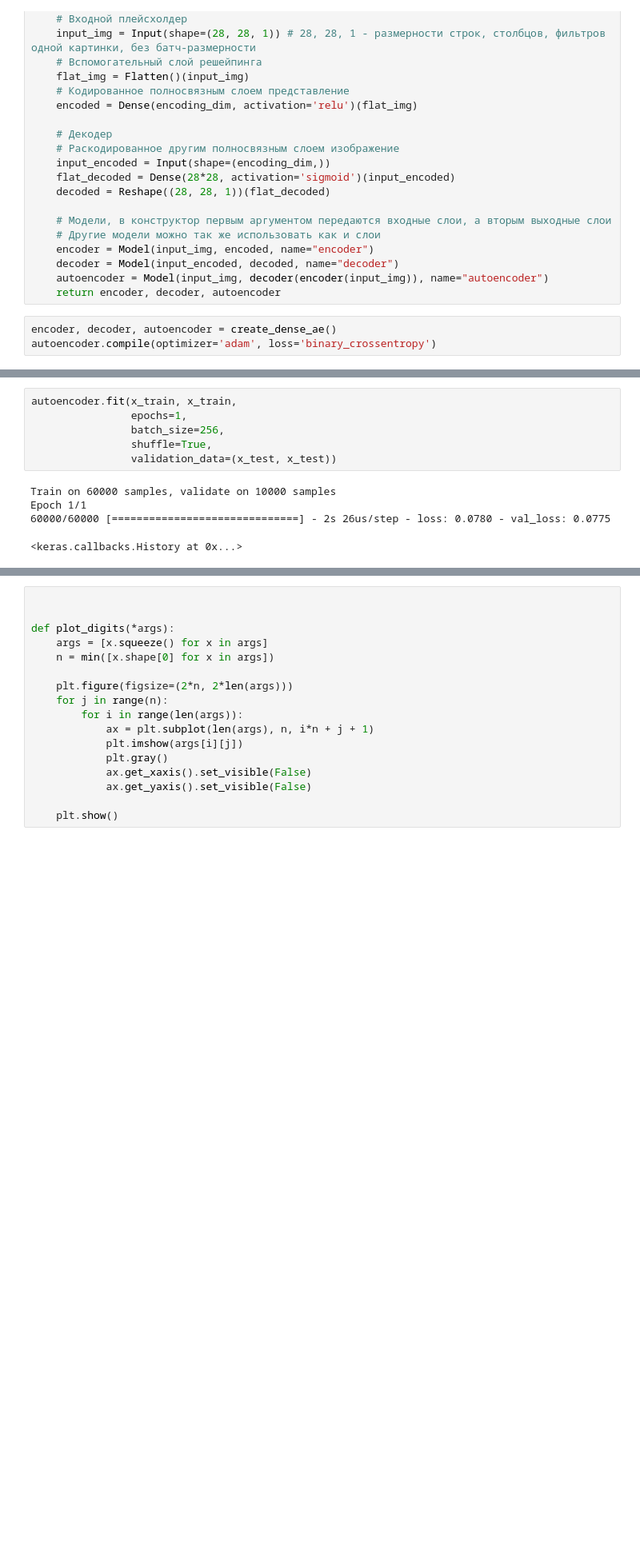
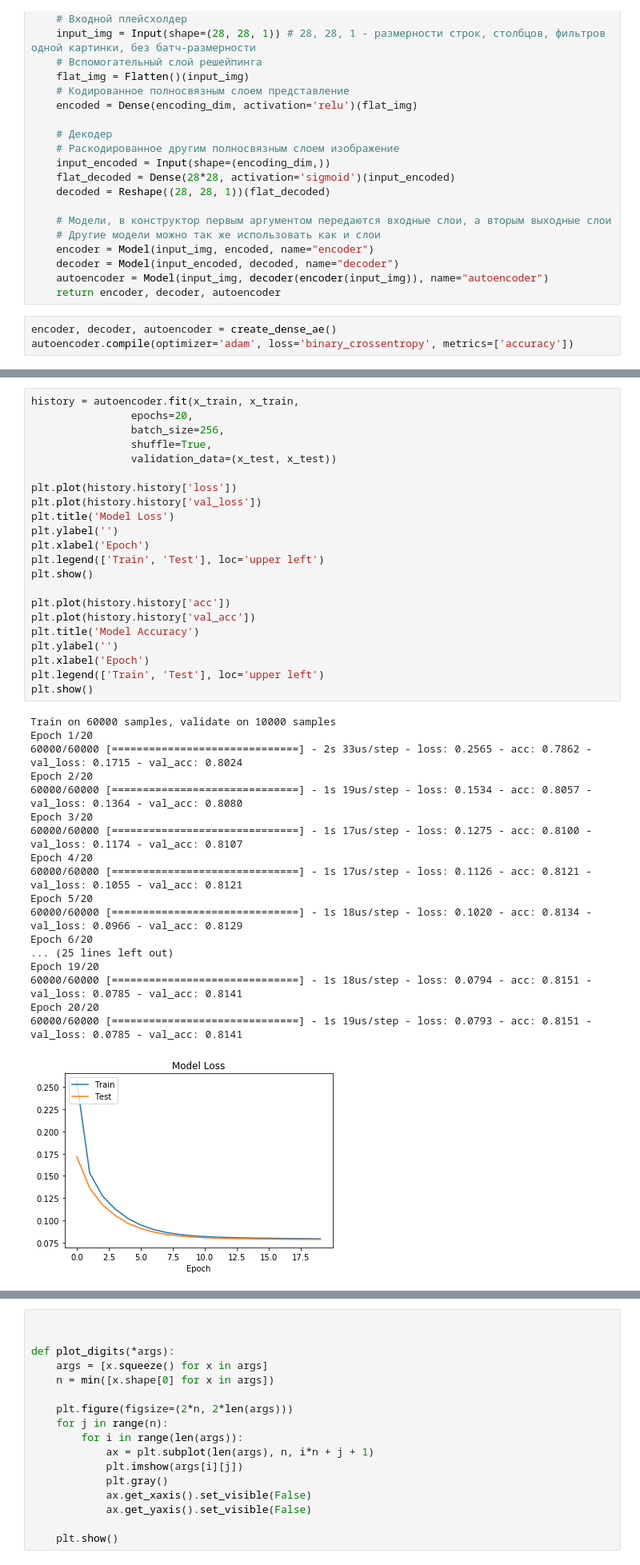
Before and after one commit to SimpleVlad/FirstAutoEncoder, a Jupyter notebook: AutoEncoder.ipynb, the cells around one changed output, grey strips where cells are left out. Shown at 80% size. Saved outputs shown, nothing was run; the diff lists cells and outputs as text; blank space fills up the shorter version.

Commit message:
Plots

```diff
--- a/AutoEncoder.ipynb
+++ b/AutoEncoder.ipynb
@@ -45,7 +46,7 @@ def create_dense_ae():
     return encoder, decoder, autoencoder
 # %%
 encoder, decoder, autoencoder = create_dense_ae()
-autoencoder.compile(optimizer='adam', loss='binary_crossentropy')
+autoencoder.compile(optimizer='adam', loss='binary_crossentropy', metrics=['accuracy'])
 # %%
 autoencoder.summary()
 # %% [output]
@@ -63,14 +64,44 @@ Total params: 77,665
 Trainable params: 77,665
 Non-trainable params: 0
 _________________________________________________________________
-# %%
-autoencoder.fit(x_train, x_train,
-                epochs=1,
-                batch_size=256,
-                shuffle=True,
-                validation_data=(x_test, x_test))
-# %% [output]
-Train on 60000 samples, validate on 10000 samples
-Epoch 1/1
-60000/60000 [==============================] - 2s 26us/step - loss: 0.0780 - val_loss: 0.0775
-<keras.callbacks.History at 0x...>
+# %%
+history = autoencoder.fit(x_train, x_train,
+                epochs=20,
+                batch_size=256,
+                shuffle=True,
+                validation_data=(x_test, x_test))
+
+plt.plot(history.history['loss'])
+plt.plot(history.history['val_loss'])
+plt.title('Model Loss')
+plt.ylabel('')
+plt.xlabel('Epoch')
+plt.legend(['Train', 'Test'], loc='upper left')
+plt.show()
+
+plt.plot(history.history['acc'])
+plt.plot(history.history['val_acc'])
+plt.title('Model Accuracy')
+plt.ylabel('')
+plt.xlabel('Epoch')
+plt.legend(['Train', 'Test'], loc='upper left')
+plt.show()
+# %% [output]
+Train on 60000 samples, validate on 10000 samples
+Epoch 1/20
+60000/60000 [==============================] - 2s 33us/step - loss: 0.2565 - acc: 0.7862 - val_loss: 0.1715 - val_acc: 0.8024
+Epoch 2/20
+60000/60000 [==============================] - 1s 19us/step - loss: 0.1534 - acc: 0.8057 - val_loss: 0.1364 - val_acc: 0.8080
+Epoch 3/20
+60000/60000 [==============================] - 1s 17us/step - loss: 0.1275 - acc: 0.8100 - val_loss: 0.1174 - val_acc: 0.8107
+Epoch 4/20
+60000/60000 [==============================] - 1s 17us/step - loss: 0.1126 - acc: 0.8121 - val_loss: 0.1055 - val_acc: 0.8121
+Epoch 5/20
+60000/60000 [==============================] - 1s 18us/step - loss: 0.1020 - acc: 0.8134 - val_loss: 0.0966 - val_acc: 0.8129
+Epoch 6/20
+... (25 lines left out)
+Epoch 19/20
+60000/60000 [==============================] - 1s 18us/step - loss: 0.0794 - acc: 0.8151 - val_loss: 0.0785 - val_acc: 0.8141
+Epoch 20/20
+60000/60000 [==============================] - 1s 19us/step - loss: 0.0793 - acc: 0.8151 - val_loss: 0.0785 - val_acc: 0.8141
+[figure, added]
```
Also changed, not shown: parts of 4 cells of this notebook.
